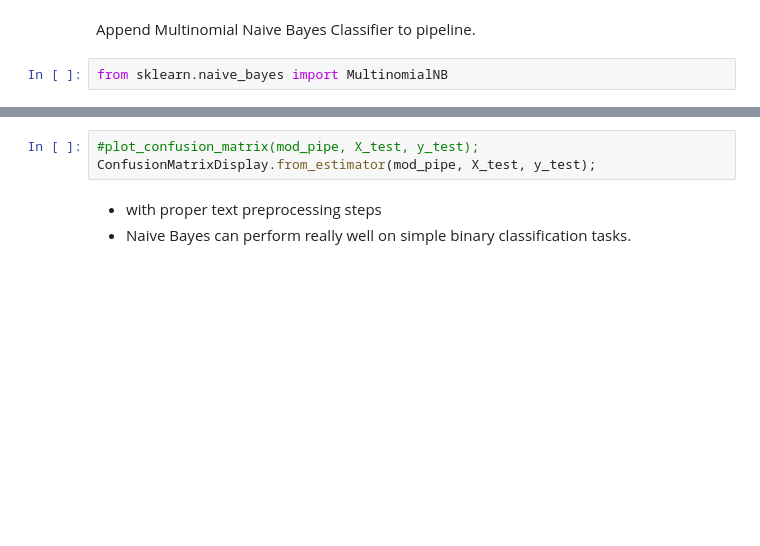
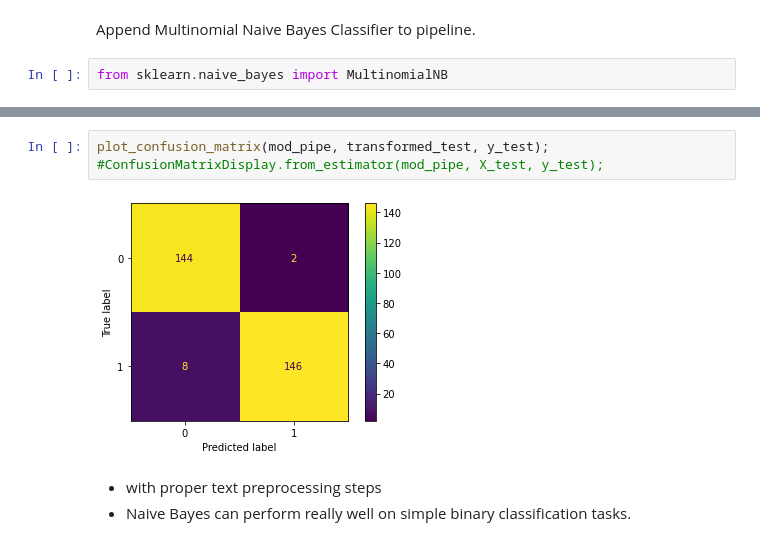
Before and after one commit to tkhendrix22/NYC-DS-091922, a Jupyter notebook: Phase_4/Phase4_Topic37_Natural_Language_Processing/3_Modeling/NLP Classification.ipynb, the cells around one changed output, grey strips where cells are left out. Saved outputs shown, nothing was run; the diff lists cells and outputs as text; blank space fills up the shorter version.

```diff
--- a/Phase_4/Phase4_Topic37_Natural_Language_Processing/3_Modeling/NLP Classification.ipynb
+++ b/Phase_4/Phase4_Topic37_Natural_Language_Processing/3_Modeling/NLP Classification.ipynb
@@ -337,6 +443,8 @@ RocCurveDisplay.from_estimator(mod_pipe, X_test, y_test)
 # %%
-#plot_confusion_matrix(mod_pipe, X_test, y_test);
-ConfusionMatrixDisplay.from_estimator(mod_pipe, X_test, y_test);
+plot_confusion_matrix(mod_pipe, transformed_test, y_test);
+#ConfusionMatrixDisplay.from_estimator(mod_pipe, X_test, y_test);
+# %% [output]
+[figure, added]
 # %% [markdown]
 - with proper text preprocessing steps
 - Naive Bayes can perform really well on simple binary classification tasks.
```
Also changed, not shown: parts of 28 cells of this notebook.
